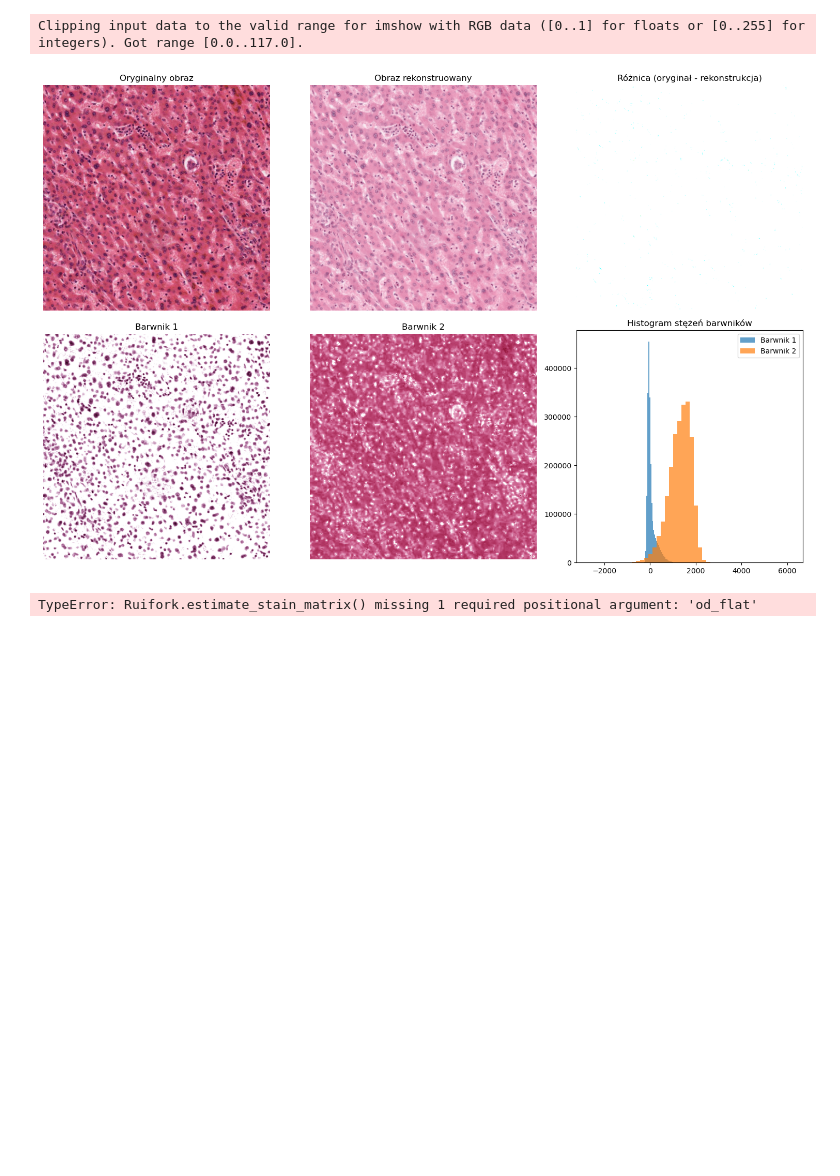
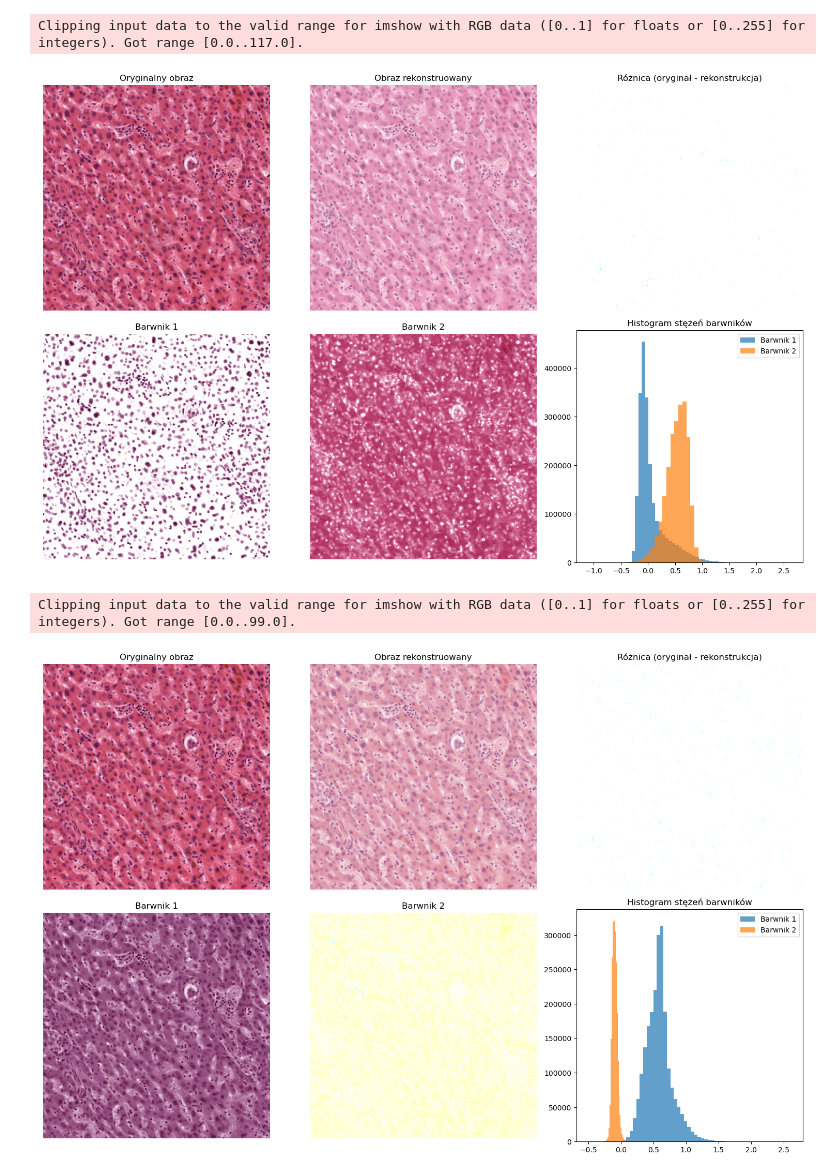
Before and after one commit to olwozniak/Colour_deconvolution, a Jupyter notebook: decomposition.ipynb, the cells around one changed output. Drawn from its saved outputs; the diff is of its cells as text; code cells hidden in the pictures; blank space fills up the shorter version.

```diff
--- a/decomposition.ipynb
+++ b/decomposition.ipynb
@@ -25,19 +27,28 @@ target_image = cv2.imread(target_image_path)
 # %%
 image_path = "og.png"
 target_image_path = "target.png"
 
 image = cv2.imread(image_path)
 target_image = cv2.imread(target_image_path)
 
 #normalizer = Normalization(target_image)
 #normalized = normalizer.reinhard_normalization(image)
 
-wavelet_processor = Wavelet()
-stain_images_original = wavelet_processor.process_image(image, visualise=True)
-ruifork_processor = Ruifork()
-stain_images = ruifork_processor.process_image(image, visualise=True)
+deconv_processor = Deconvolution()
+stain_images_wavelet, stain_matrix_wavelet, concentrations_wavelet = deconv_processor.process_image(
+    image,
+    visualise=True,
+    method='wavelet'
+)
+stain_images_ruifork, stain_matrix_ruifork, concentrations_ruifork = deconv_processor.process_image(
+    image,
+    visualise=True,
+    method='ruifork',
+    threshold=0.15
+)
 #stain_images_normalized = wavelet_processor.process_image(normalized, visualise=True)
 # %% [output]
 Clipping input data to the valid range for imshow with RGB data ([0..1] for floats or [0..255] for integers). Got range [0.0..117.0].
-[figure, old version]
+[figure, new version]
-TypeError: Ruifork.estimate_stain_matrix() missing 1 required positional argument: 'od_flat'
+Clipping input data to the valid range for imshow with RGB data ([0..1] for floats or [0..255] for integers). Got range [0.0..99.0].
+[figure, added]
```
Also changed, not shown: parts of 1 cell of this notebook, 4 other files.
